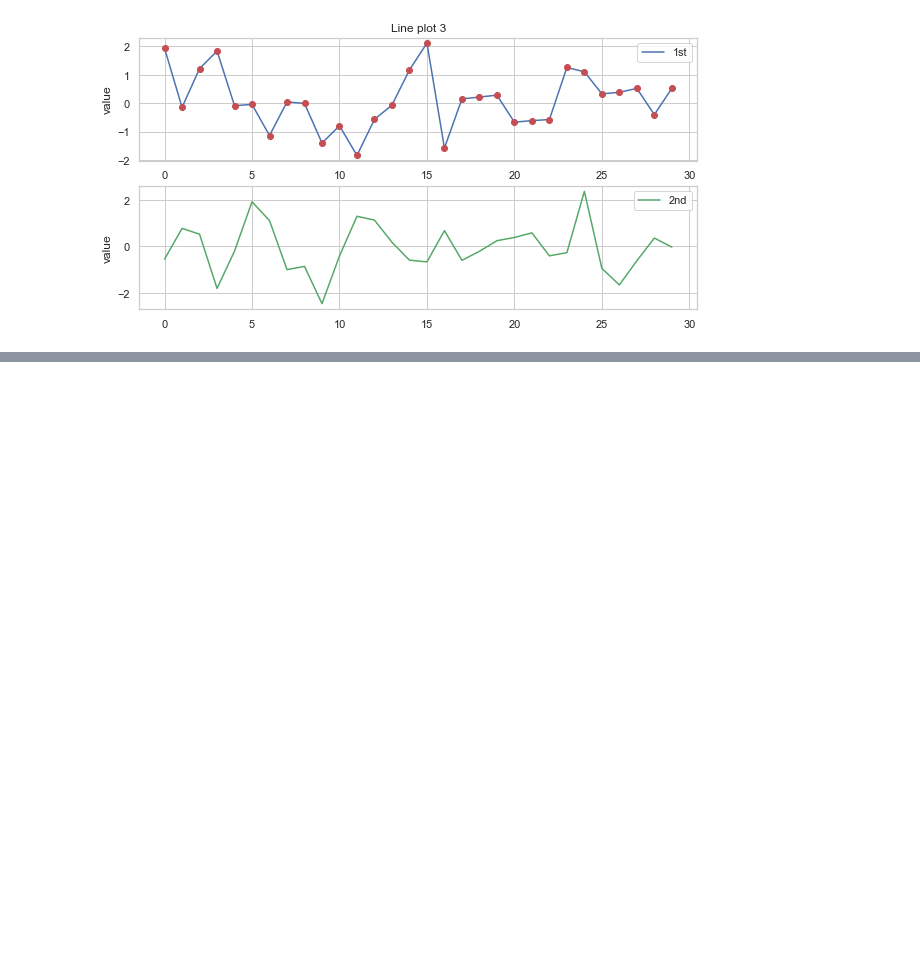
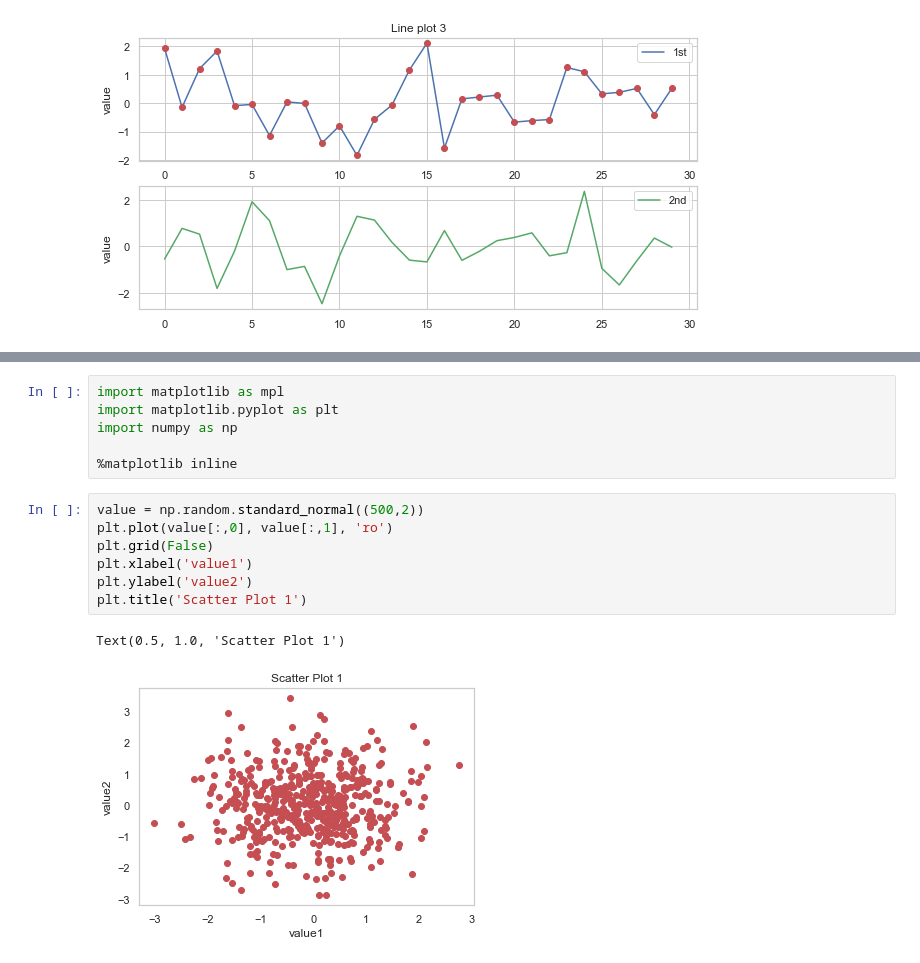
Before and after one commit to KIM-HAENGWOO/SOCIMAN, a Jupyter notebook: DOJANG/유성준세종-note.ipynb, the cells around one changed output, grey strips where cells are left out. Saved outputs shown, nothing was run; the diff lists cells and outputs as text; blank space fills up the shorter version.

```diff
--- a/DOJANG/유성준세종-note.ipynb
+++ b/DOJANG/유성준세종-note.ipynb
@@ -733,0 +734,16 @@ Text(0, 0.5, 'value')
+# %%
+import matplotlib as mpl
+import matplotlib.pyplot as plt
+import numpy as np
+
+%matplotlib inline
+# %%
+value = np.random.standard_normal((500,2))
+plt.plot(value[:,0], value[:,1], 'ro')
+plt.grid(False)
+plt.xlabel('value1')
+plt.ylabel('value2')
+plt.title('Scatter Plot 1')
+# %% [output]
+Text(0.5, 1.0, 'Scatter Plot 1')
+[figure, added]
```
Also changed, not shown: parts of 14 cells of this notebook, 13 other files.
